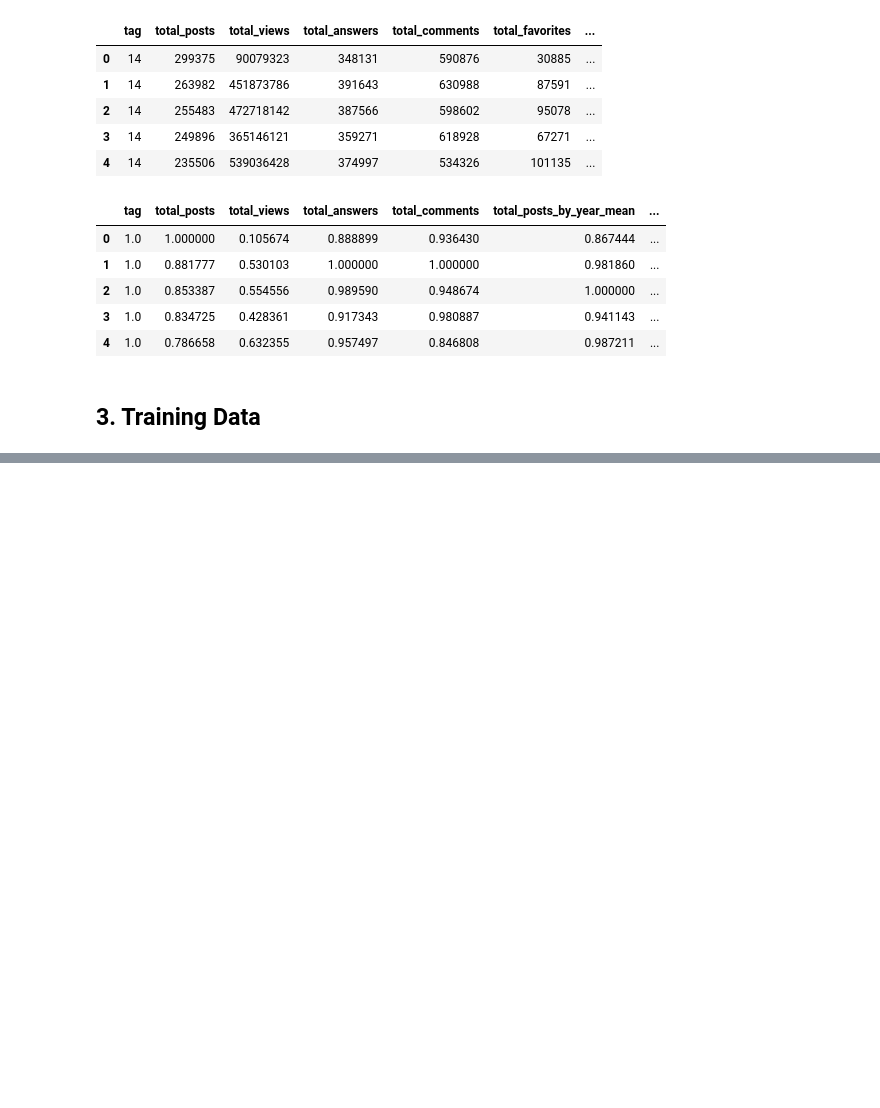
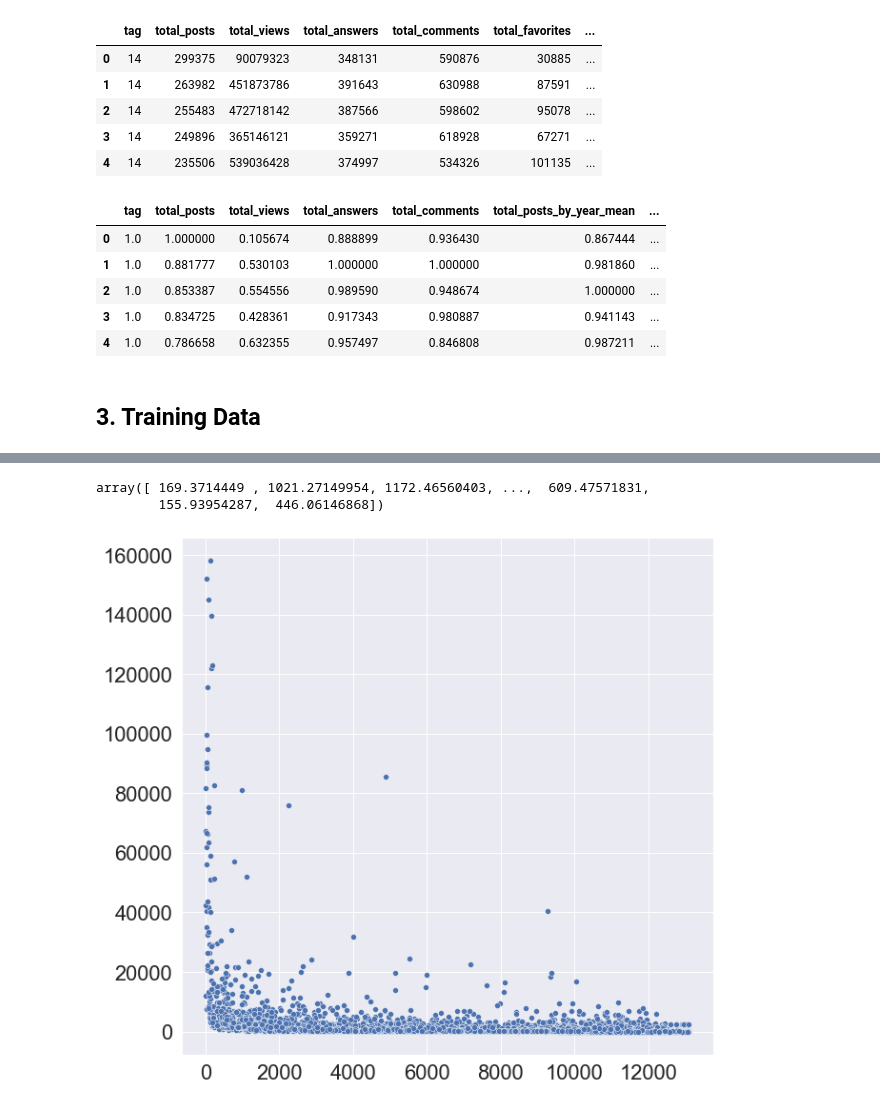
Before and after one commit to lucio-karin0506/ML-DL-Project, a Jupyter notebook: Kaggle Project/stack overflow tags/stack_overflow_prj.ipynb, the cells around one changed output, grey strips where cells are left out. Drawn from its saved outputs; the diff is of its cells as text; code cells hidden in the pictures; blank space fills up the shorter version.

Commit message:
update to linear regression test

```diff
--- a/Kaggle Project/stack overflow tags/stack_overflow_prj.ipynb
+++ b/Kaggle Project/stack overflow tags/stack_overflow_prj.ipynb
@@ -388,0 +376,4 @@ Name: total_favorites, Length: 13102, dtype: int64
+# %%
+from sklearn.model_selection import train_test_split
+
+train_X, test_X, train_y, test_y = train_test_split(data, target, test_size=0.3)
@@ -388,0 +433,12 @@ Name: total_favorites, Length: 13102, dtype: int64
+# %%
+pred
+# %% [output]
+array([ 169.3714449 , 1021.27149954, 1172.46560403, ...,  609.47571831,
+        155.93954287,  446.06146868])
+# %%
+plt.figure(figsize=(10, 10))
+
+sns.scatterplot(data=test_y, x=test_y.index, y=test_y.values)
+plt.show()
+# %% [output]
+[figure, added]
```
Also changed, not shown: parts of 6 cells of this notebook.
